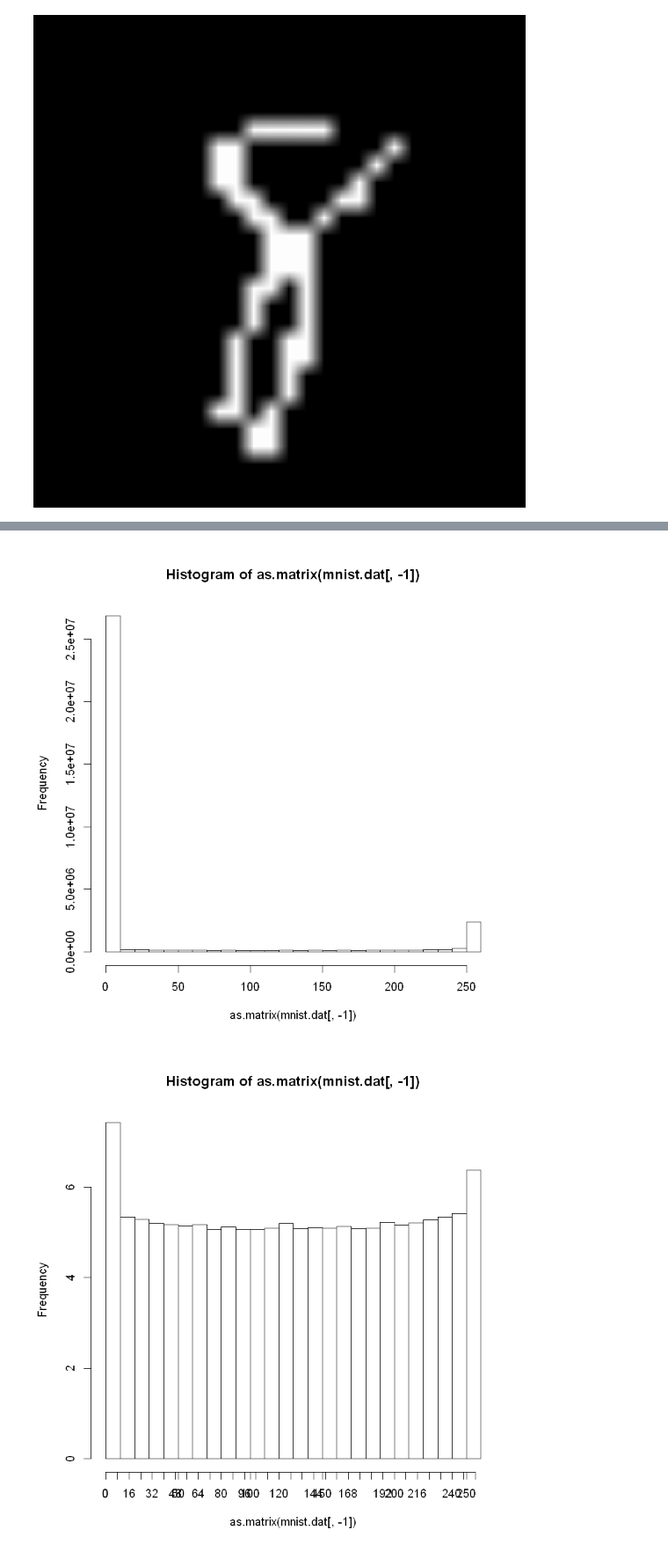
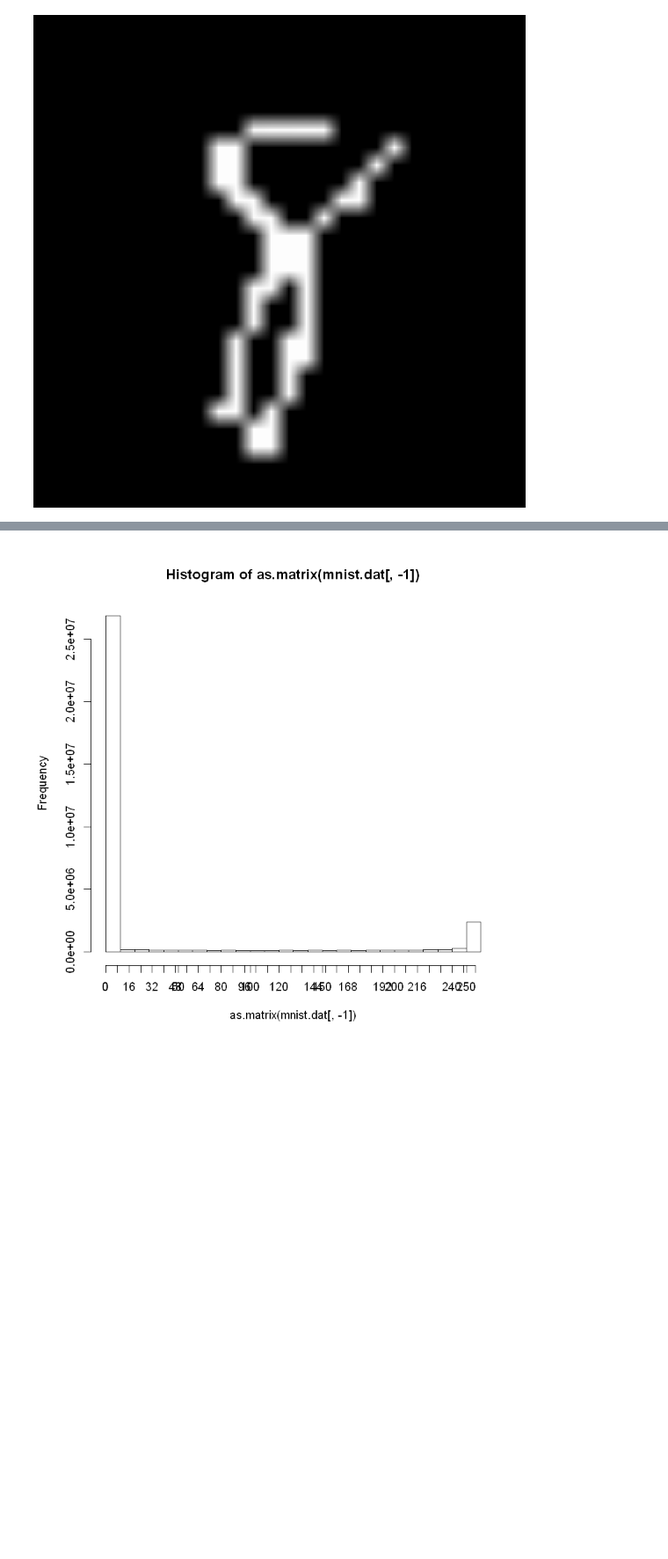
Before and after one commit to FilippoL/PatternRecognition, a Jupyter notebook: PracticalAssignment.ipynb, the cells around one changed output, grey strips where cells are left out. Shown at 88% size. Saved outputs shown, nothing was run; the diff lists cells and outputs as text; code cells hidden in the pictures; blank space fills up the shorter version.

```diff
--- a/PracticalAssignment.ipynb
+++ b/PracticalAssignment.ipynb
@@ -109,10 +141,8 @@ hist(as.numeric(actual_digit))
 # %%
 hist.data = hist(as.matrix(mnist.dat[,-1]), breaks=32)
 hist.data$counts = log10(hist.data$counts)
-plot(hist.data)
 axis(side=1, at=seq(0, 256, 8))
 # %% [output]
-[figure, old version]
+[figure, new version]
-[figure, removed]
 # %%
 density_per_image = apply(mnist.dat[,-1], MARGIN=1, FUN=function(x) sum(x)/784)
```
Also changed, not shown: parts of 14 cells of this notebook.
